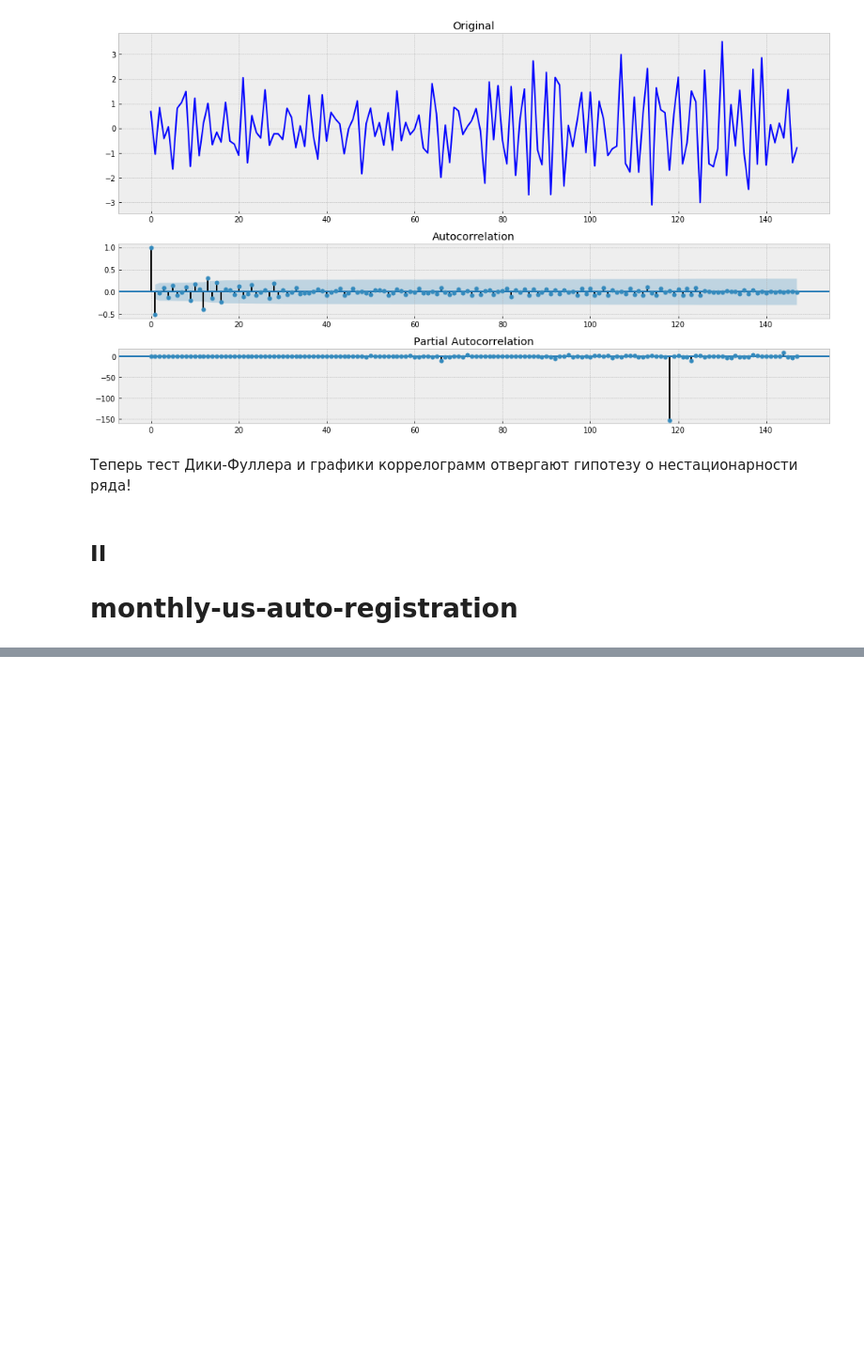
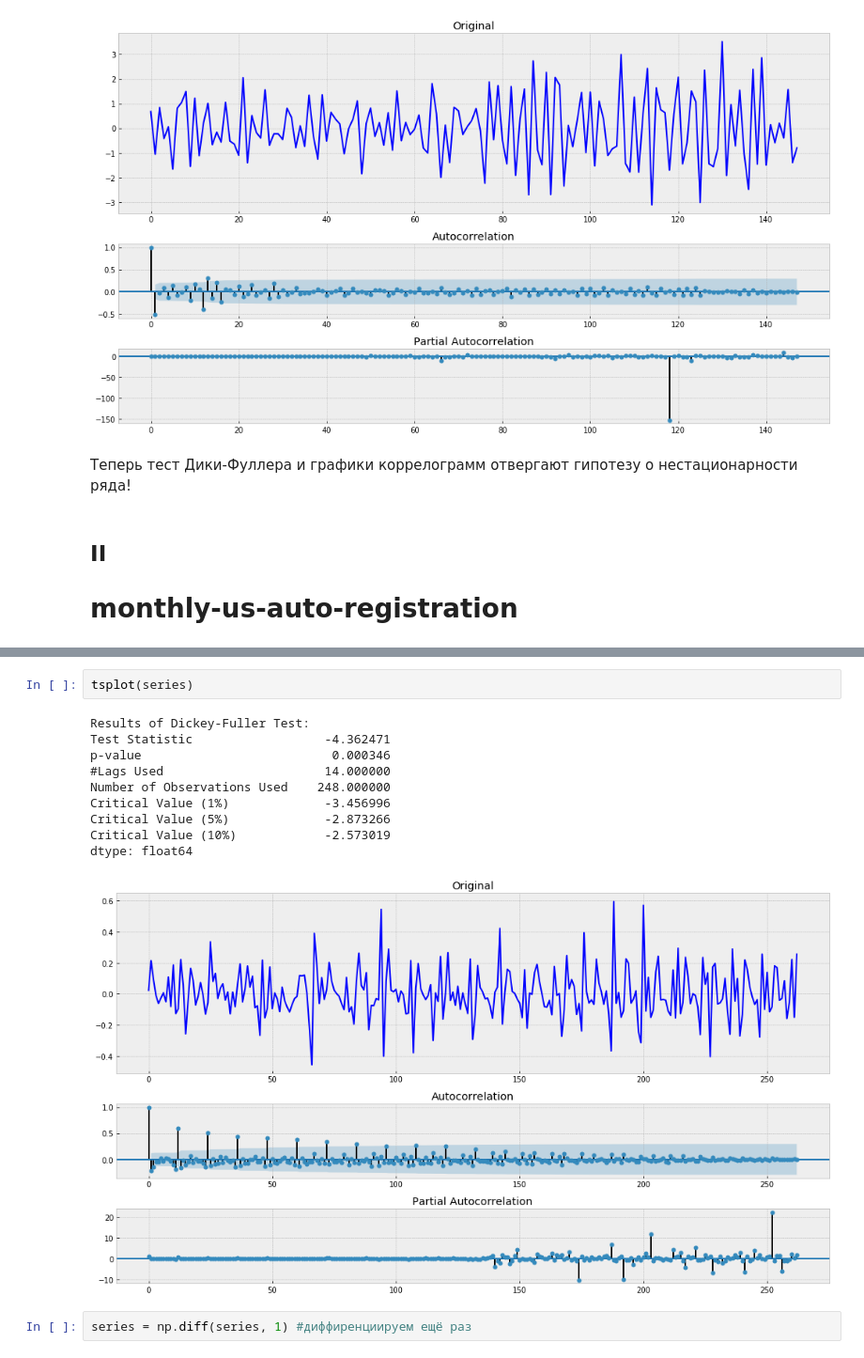
Before and after one commit to AbrMaria/HW1-time-series, a Jupyter notebook: HW1 time-series.ipynb, the cells around one changed output, grey strips where cells are left out. Shown at 94% size. Cells and saved outputs as stored; diff of their text form; blank space fills up the shorter version.

```diff
--- a/HW1 time-series.ipynb
+++ b/HW1 time-series.ipynb
@@ -150,0 +204,15 @@ KeyError: 'Count'
+# %%
+tsplot(series)
+# %% [output]
+Results of Dickey-Fuller Test:
+Test Statistic                  -4.362471
+p-value                          0.000346
+#Lags Used                      14.000000
+Number of Observations Used    248.000000
+Critical Value (1%)             -3.456996
+Critical Value (5%)             -2.873266
+Critical Value (10%)            -2.573019
+dtype: float64
+[figure, added]
+# %%
+series = np.diff(series, 1) #диффиренциируем ещё раз
```
Also changed, not shown: parts of 15 cells of this notebook.
